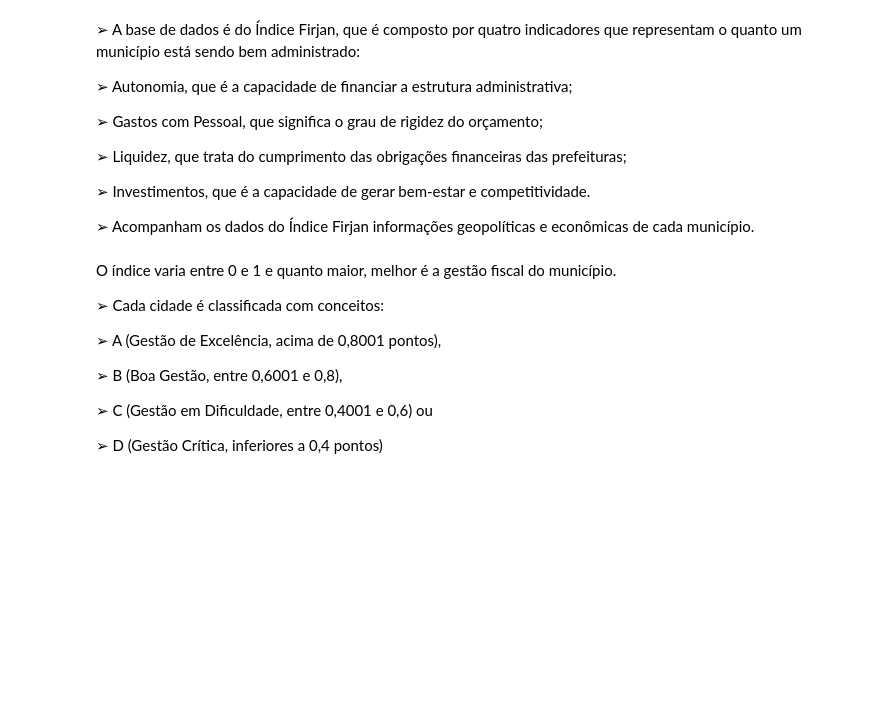
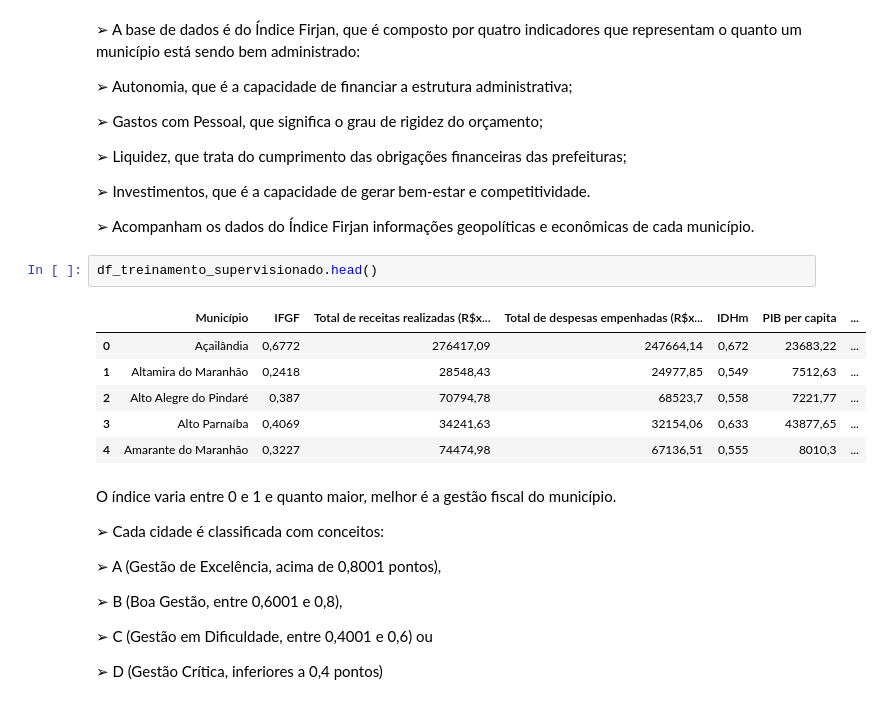
Before and after one commit to nervaljunior/JupyterHub, a Jupyter notebook: Untitled0.ipynb, the cells around one changed output. Drawn from its saved outputs; the diff is of its cells as text; blank space fills up the shorter version.

```diff
--- a/Untitled0.ipynb
+++ b/Untitled0.ipynb
@@ -74,6 +74,15 @@ representam o quanto um município está sendo bem administrado:
 
 ➢ Acompanham os dados do Índice Firjan informações geopolíticas e econômicas de
 cada município.
+# %%
+df_treinamento_supervisionado.head()
+# %% [output]
+|  | Município | IFGF | Total de receitas realizadas (R$x... | Total de despesas empenhadas (R$x... | IDHm | PIB per capita | ... |
+| 0 | Açailândia | 0,6772 | 276417,09 | 247664,14 | 0,672 | 23683,22 | ... |
+| 1 | Altamira do Maranhão | 0,2418 | 28548,43 | 24977,85 | 0,549 | 7512,63 | ... |
+| 2 | Alto Alegre do Pindaré | 0,387 | 70794,78 | 68523,7 | 0,558 | 7221,77 | ... |
+| 3 | Alto Parnaíba | 0,4069 | 34241,63 | 32154,06 | 0,633 | 43877,65 | ... |
+| 4 | Amarante do Maranhão | 0,3227 | 74474,98 | 67136,51 | 0,555 | 8010,3 | ... |
 # %% [markdown]
 O índice varia entre 0 e 1 e quanto maior, melhor é a gestão fiscal do
 município.
```
Also changed, not shown: parts of 18 cells of this notebook.
